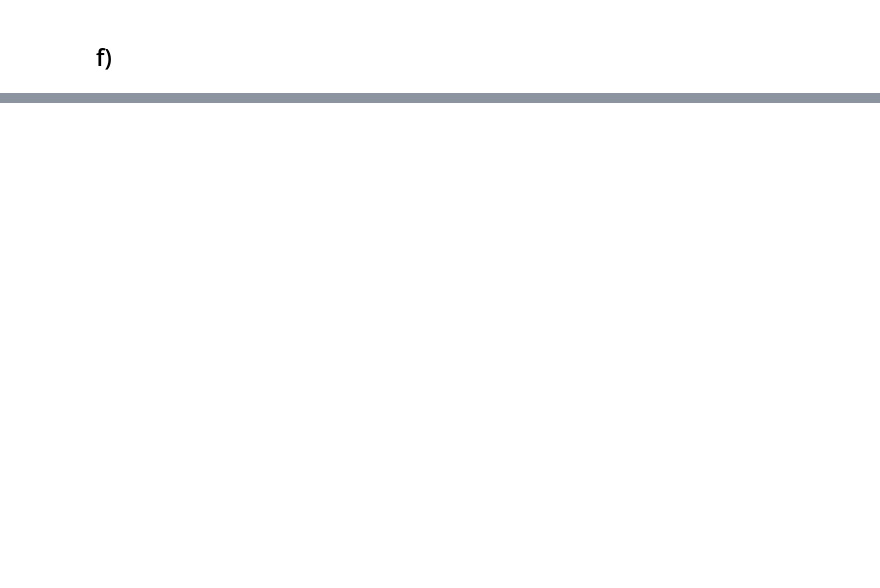
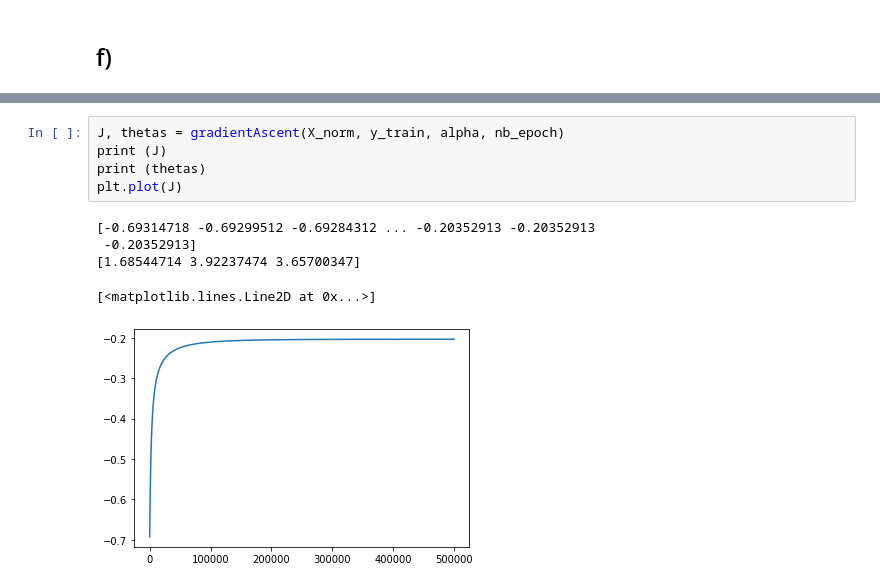
Before and after one commit to KevinButikofer/ML_homework, a Jupyter notebook: 06/ex1.ipynb, the cells around one changed output, grey strips where cells are left out. Saved outputs shown, nothing was run; the diff lists cells and outputs as text; blank space fills up the shorter version.

```diff
--- a/06/ex1.ipynb
+++ b/06/ex1.ipynb
@@ -103 +103,12 @@ plt.plot(J)
+# %%
+J, thetas = gradientAscent(X_norm, y_train, alpha, nb_epoch)
+print (J)
+print (thetas)
+plt.plot(J)
+# %% [output]
+[-0.69314718 -0.69299512 -0.69284312 ... -0.20352913 -0.20352913
+ -0.20352913]
+[1.68544714 3.92237474 3.65700347]
+[<matplotlib.lines.Line2D at 0x...>]
+[figure, added]
 # %%
```
Also changed, not shown: parts of 6 cells of this notebook.
